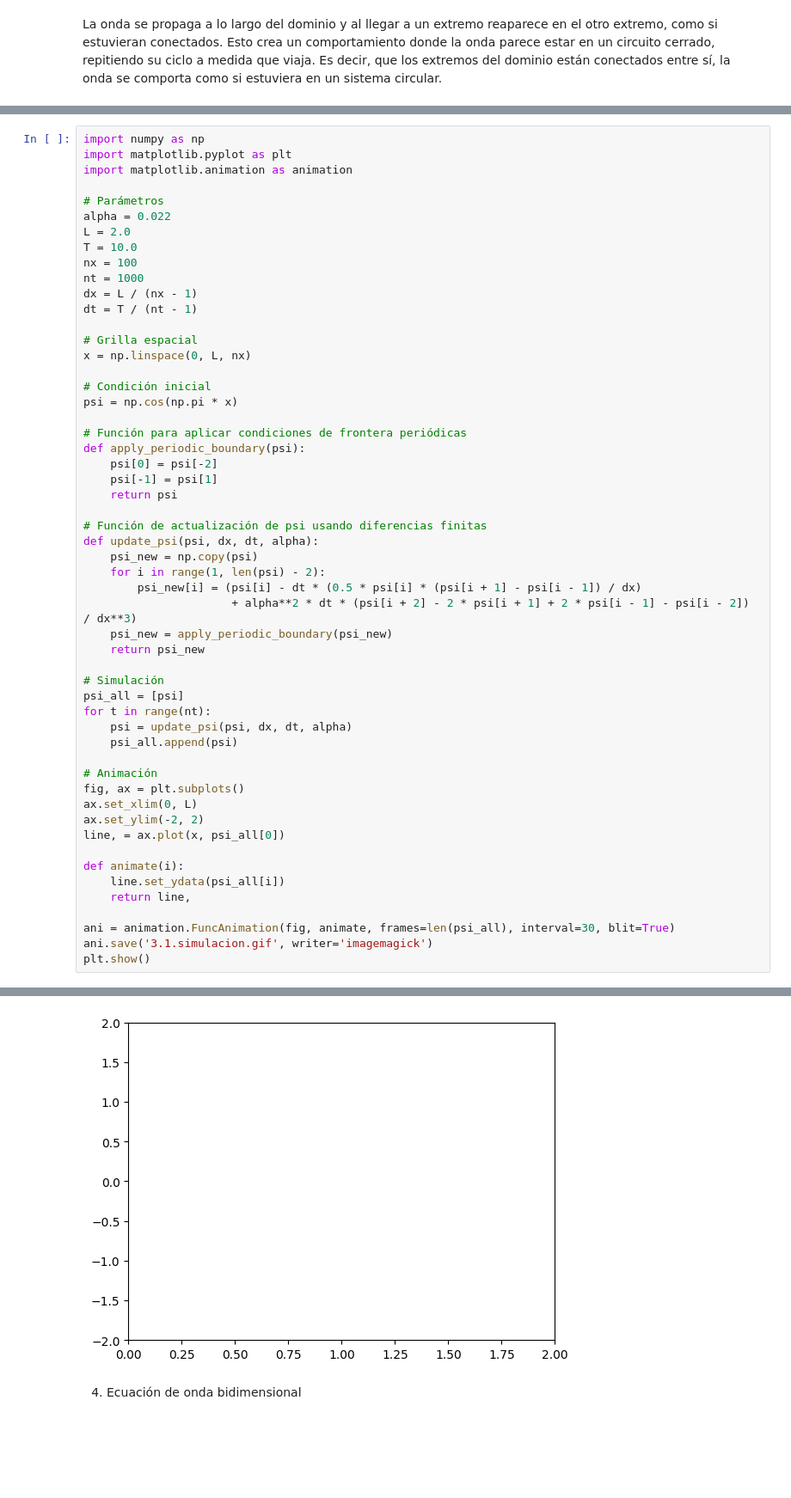
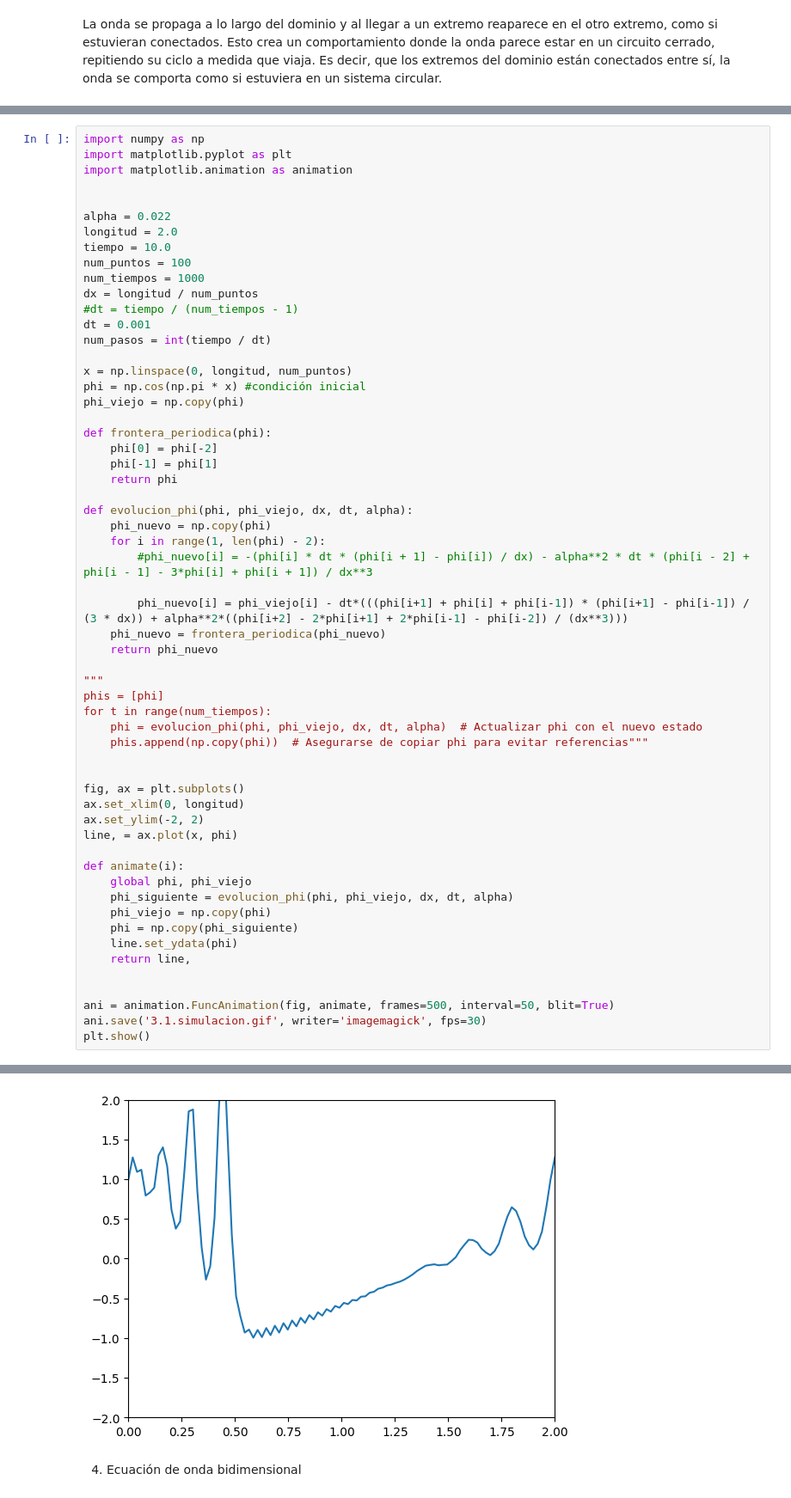
Before and after one commit to sarchilagomez1/MetodosComputacionales2-Fuentes-Archila, a Jupyter notebook: Taller4_fuentesarchila.ipynb, the cells around one changed output, grey strips where cells are left out. Shown at 86% size. Saved outputs shown, nothing was run; the diff lists cells and outputs as text; blank space fills up the shorter version.

```diff
--- a/Taller4_fuentesarchila.ipynb
+++ b/Taller4_fuentesarchila.ipynb
@@ -291,60 +295,64 @@ Coeficiente de Courant:  la velocidad de propagación de la onda en la simulaci
 # %%
 import numpy as np
 import matplotlib.pyplot as plt
 import matplotlib.animation as animation
 
-# Parámetros
+
 alpha = 0.022
-L = 2.0
-T = 10.0
-nx = 100
-nt = 1000
-dx = L / (nx - 1)
-dt = T / (nt - 1)
+longitud = 2.0
+tiempo = 10.0
+num_puntos = 100
+num_tiempos = 1000
+dx = longitud / num_puntos
+#dt = tiempo / (num_tiempos - 1)
+dt = 0.001
+num_pasos = int(tiempo / dt)
 
-# Grilla espacial
-x = np.linspace(0, L, nx)
+x = np.linspace(0, longitud, num_puntos)
+phi = np.cos(np.pi * x) #condición inicial
+phi_viejo = np.copy(phi)
 
-# Condición inicial
-psi = np.cos(np.pi * x)
+def frontera_periodica(phi):
+    phi[0] = phi[-2]
+    phi[-1] = phi[1]
+    return phi
 
-# Función para aplicar condiciones de frontera periódicas
-def apply_periodic_boundary(psi):
-    psi[0] = psi[-2]
-    psi[-1] = psi[1]
-    return psi
+def evolucion_phi(phi, phi_viejo, dx, dt, alpha):
+    phi_nuevo = np.copy(phi)
+    for i in range(1, len(phi) - 2):
+        #phi_nuevo[i] = -(phi[i] * dt * (phi[i + 1] - phi[i]) / dx) - alpha**2 * dt * (phi[i - 2] + phi[i - 1] - 3*phi[i] + phi[i + 1]) / dx**3
 
-# Función de actualización de psi usando diferencias finitas
-def update_psi(psi, dx, dt, alpha):
-    psi_new = np.copy(psi)
-    for i in range(1, len(psi) - 2):
-        psi_new[i] = (psi[i] - dt * (0.5 * psi[i] * (psi[i + 1] - psi[i - 1]) / dx)
-                      + alpha**2 * dt * (psi[i + 2] - 2 * psi[i + 1] + 2 * psi[i - 1] - psi[i - 2]) / dx**3)
-    psi_new = apply_periodic_boundary(psi_new)
-    return psi_new
+        phi_nuevo[i] = phi_viejo[i] - dt*(((phi[i+1] + phi[i] + phi[i-1]) * (phi[i+1] - phi[i-1]) / (3 * dx)) + alpha**2*((phi[i+2] - 2*phi[i+1] + 2*phi[i-1] - phi[i-2]) / (dx**3)))
+    phi_nuevo = frontera_periodica(phi_nuevo)
+    return phi_nuevo
 
-# Simulación
-psi_all = [psi]
-for t in range(nt):
-    psi = update_psi(psi, dx, dt, alpha)
-    psi_all.append(psi)
+"""
+phis = [phi]
+for t in range(num_tiempos):
+    phi = evolucion_phi(phi, phi_viejo, dx, dt, alpha)  # Actualizar phi con el nuevo estado
+    phis.append(np.copy(phi))  # Asegurarse de copiar phi para evitar referencias"""
 
-# Animación
+
 fig, ax = plt.subplots()
-ax.set_xlim(0, L)
+ax.set_xlim(0, longitud)
 ax.set_ylim(-2, 2)
-line, = ax.plot(x, psi_all[0])
+line, = ax.plot(x, phi)
 
 def animate(i):
-    line.set_ydata(psi_all[i])
+    global phi, phi_viejo
+    phi_siguiente = evolucion_phi(phi, phi_viejo, dx, dt, alpha)
+    phi_viejo = np.copy(phi)
+    phi = np.copy(phi_siguiente)
+    line.set_ydata(phi)
     return line,
 
-ani = animation.FuncAnimation(fig, animate, frames=len(psi_all), interval=30, blit=True)
-ani.save('3.1.simulacion.gif', writer='imagemagick')
+
+ani = animation.FuncAnimation(fig, animate, frames=500, interval=50, blit=True)
+ani.save('3.1.simulacion.gif', writer='imagemagick', fps=30)
 plt.show()
 # %% [output]
 MovieWriter imagemagick unavailable; using Pillow instead.
-[figure, old version]
+[figure, new version]
 # %% [markdown]
 4. Ecuación de onda bidimensional
 # %%
```
Also changed, not shown: parts of 4 cells of this notebook, 4 other files.
